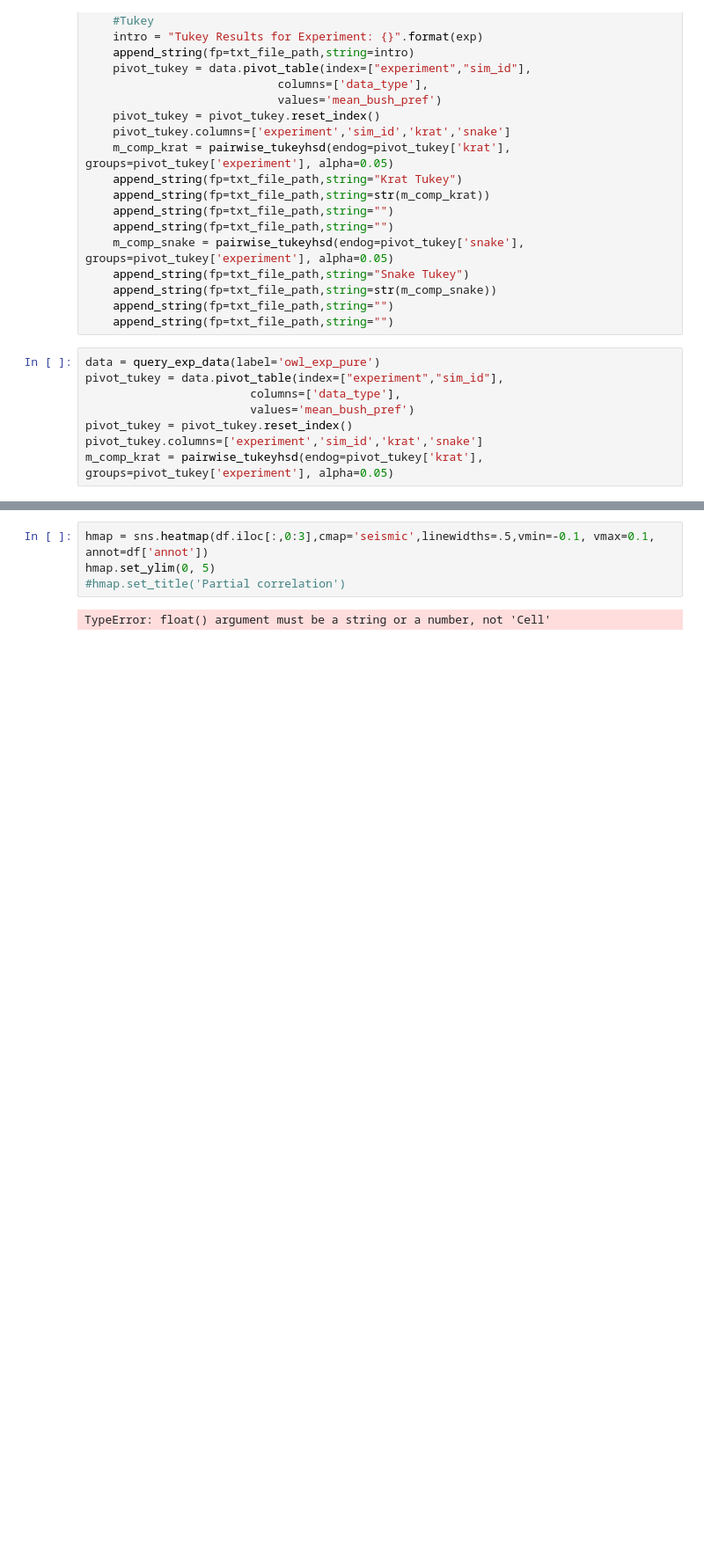
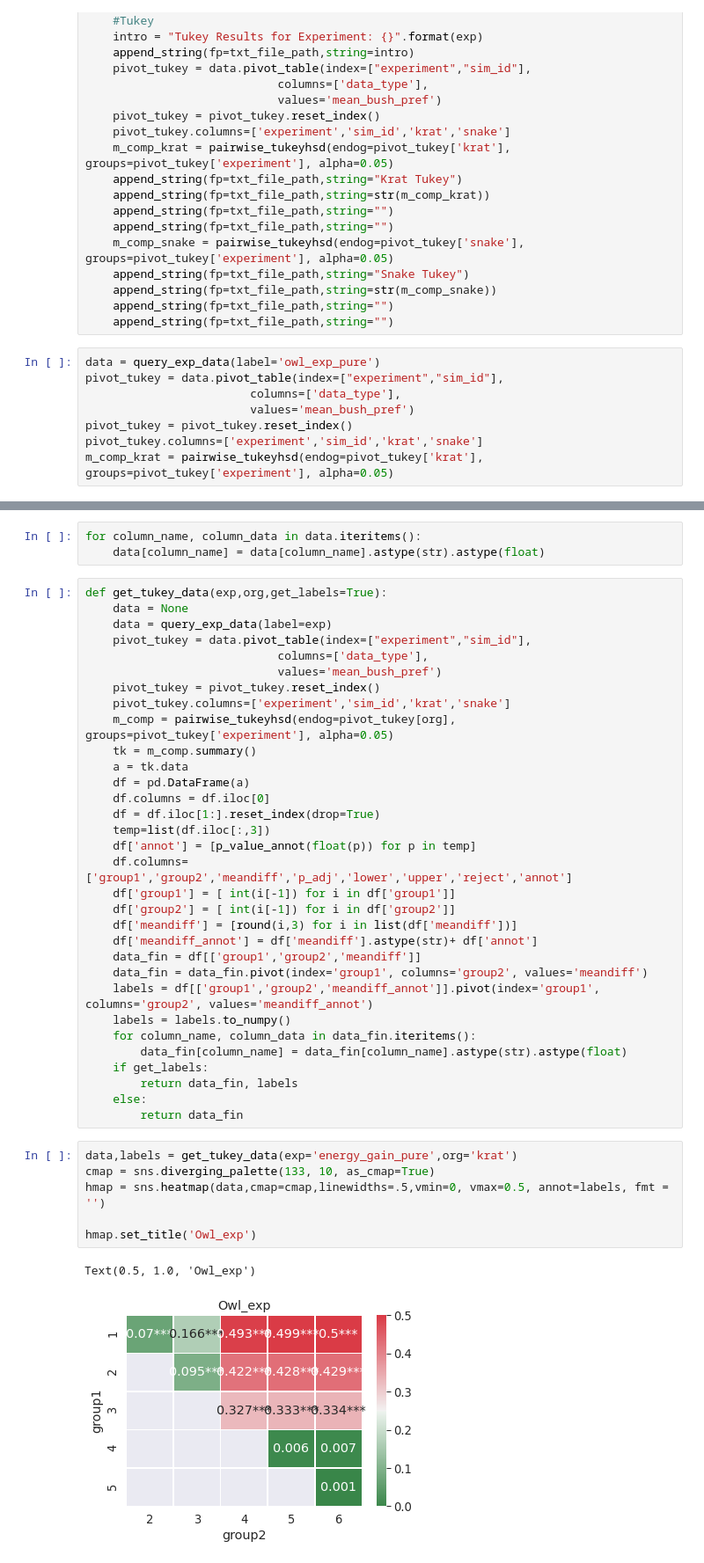
Before and after one commit to michaelremington2/uumarrty_post_sim_analysis, a Jupyter notebook: Anova_mh.ipynb, the cells around one changed output, grey strips where cells are left out. Shown at 88% size. Drawn from its saved outputs; the diff is of its cells as text; blank space fills up the shorter version.

Commit message:
Finished anova heatmap.

```diff
--- a/Anova_mh.ipynb
+++ b/Anova_mh.ipynb
@@ -167,6 +171,44 @@ data.head()
-# %%
-hmap = sns.heatmap(df.iloc[:,0:3],cmap='seismic',linewidths=.5,vmin=-0.1, vmax=0.1, annot=df['annot'])
-hmap.set_ylim(0, 5)
-#hmap.set_title('Partial correlation')
-# %% [output]
-TypeError: float() argument must be a string or a number, not 'Cell'
+# %%
+for column_name, column_data in data.iteritems():
+    data[column_name] = data[column_name].astype(str).astype(float)
+# %%
+def get_tukey_data(exp,org,get_labels=True):
+    data = None
+    data = query_exp_data(label=exp)
+    pivot_tukey = data.pivot_table(index=["experiment","sim_id"],
+                            columns=['data_type'],
+                            values='mean_bush_pref')
+    pivot_tukey = pivot_tukey.reset_index()
+    pivot_tukey.columns=['experiment','sim_id','krat','snake']
+    m_comp = pairwise_tukeyhsd(endog=pivot_tukey[org], groups=pivot_tukey['experiment'], alpha=0.05)
+    tk = m_comp.summary()
+    a = tk.data
+    df = pd.DataFrame(a)
+    df.columns = df.iloc[0]
+    df = df.iloc[1:].reset_index(drop=True)
+    temp=list(df.iloc[:,3])
+    df['annot'] = [p_value_annot(float(p)) for p in temp]
+    df.columns=['group1','group2','meandiff','p_adj','lower','upper','reject','annot']
+    df['group1'] = [ int(i[-1]) for i in df['group1']]
+    df['group2'] = [ int(i[-1]) for i in df['group2']]
+    df['meandiff'] = [round(i,3) for i in list(df['meandiff'])]
+    df['meandiff_annot'] = df['meandiff'].astype(str)+ df['annot']
+    data_fin = df[['group1','group2','meandiff']]
+    data_fin = data_fin.pivot(index='group1', columns='group2', values='meandiff')
+    labels = df[['group1','group2','meandiff_annot']].pivot(index='group1', columns='group2', values='meandiff_annot')
+    labels = labels.to_numpy()
+    for column_name, column_data in data_fin.iteritems():
+        data_fin[column_name] = data_fin[column_name].astype(str).astype(float)
+    if get_labels:
+        return data_fin, labels
+    else:
+        return data_fin
+# %%
+data,labels = get_tukey_data(exp='energy_gain_pure',org='krat')
+cmap = sns.diverging_palette(133, 10, as_cmap=True)
+hmap = sns.heatmap(data,cmap=cmap,linewidths=.5,vmin=0, vmax=0.5, annot=labels, fmt = '')
+
+hmap.set_title('Owl_exp')
+# %% [output]
+Text(0.5, 1.0, 'Owl_exp')
+[figure, added]
```
Also changed, not shown: parts of 4 cells of this notebook.
